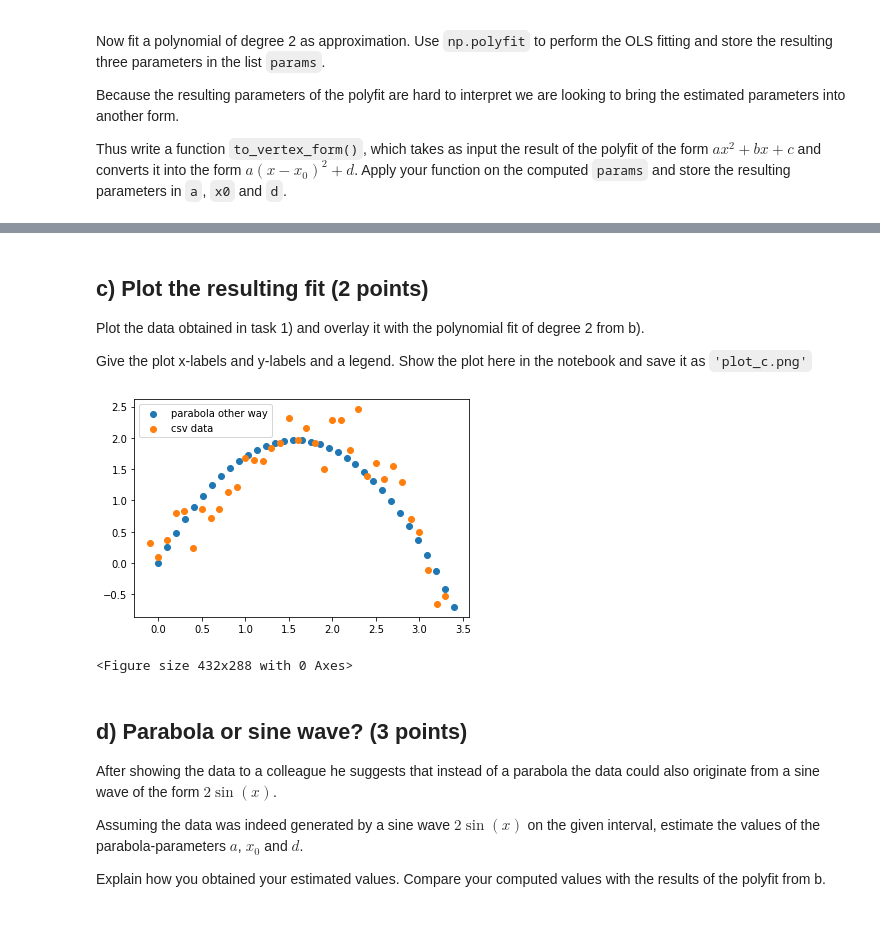
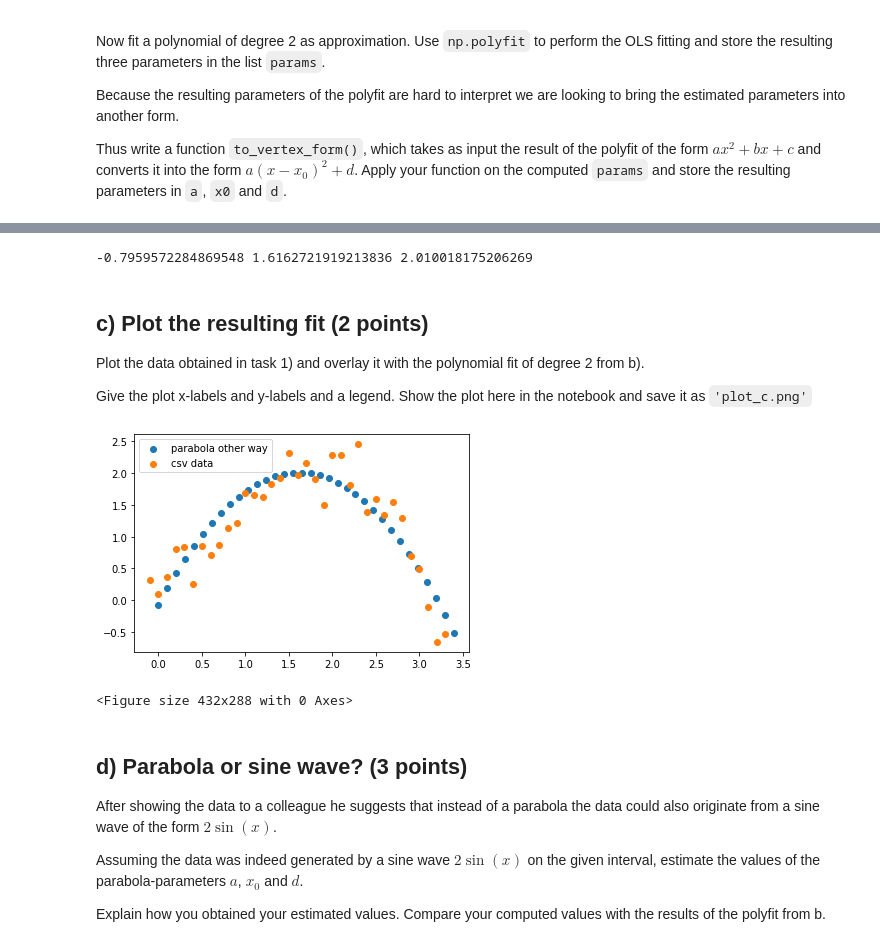
Before and after one commit to Starcrysis/WS_23_coding_abgaben, a Jupyter notebook: SDS/Assignment 1/sds_HA1_tasks.ipynb, the cells around one changed output, grey strips where cells are left out. Saved outputs shown, nothing was run; the diff lists cells and outputs as text; code cells hidden in the pictures.

```diff
--- a/SDS/Assignment 1/sds_HA1_tasks.ipynb
+++ b/SDS/Assignment 1/sds_HA1_tasks.ipynb
@@ -115,10 +104,7 @@ a = -0.8
 b = 2.5
 c = 0
 x_par = np.linspace(0, 3.4, 34)
-y_par = []
-for x_i in x_par:
-    y_i = a*x_i**2 + b*x_i + c
-    y_par.append(y_i)
+y_par = [a*x_i**2 + b*x_i + c for x_i in x_par]
 
 plt.scatter(x = x_par, y = y_par, alpha = 1, label = "parabola")
 plt.scatter(x = x, y = y, alpha = 1, label = "csv data")
@@ -144,11 +128,14 @@ params = np.polyfit(x, y, 2)
 # %%
 def to_vertex_form(params : np.array) -> (float, float, float):
     a = params[0]
-    x0 = params[1]/2*a
-    d = params[2] - x0**2*a
+    x0 = -params[1]/(2*a)
+    d = params[2] - a*x0**2
     return a, x0, d
 # %%
 a, x0, d = to_vertex_form(params)
+print(a, x0, d)
+# %% [output]
+-0.7959572284869548 1.6162721919213836 2.010018175206269
 # %% [markdown]
 ## c) Plot the resulting fit (2 points)
 
@@ -158,18 +145,14 @@ Give the plot x-labels and y-labels and a legend.
 Show the plot here in the notebook and save it as `'plot_c.png'`
 # %%
 x_par_2 = np.linspace(0, 3.4, 34)
-y_par_2 = []
-for x_i in x_par_2:
-    y_i = a*x_i**2 + b*x_i + c
-    y_par_2.append(y_i)
+y_par_2 = [a*(x_i - x0)**2 + d for x_i in x_par_2]
 
 plt.scatter(x = x_par_2, y = y_par_2, alpha = 1, label = "parabola other way")
-#plt.scatter(x = x_par, y = y_par, alpha = 1, label = "parabola")
 plt.scatter(x = x, y = y, alpha = 1, label = "csv data")
 plt.legend()
 fig_c = plt.figure()
 # %% [output]
-[figure, old version]
+[figure, new version]
 <Figure size 432x288 with 0 Axes>
 # %%
 fig_c.savefig("plot_c.png")
```
Also changed, not shown: parts of 3 cells of this notebook.
